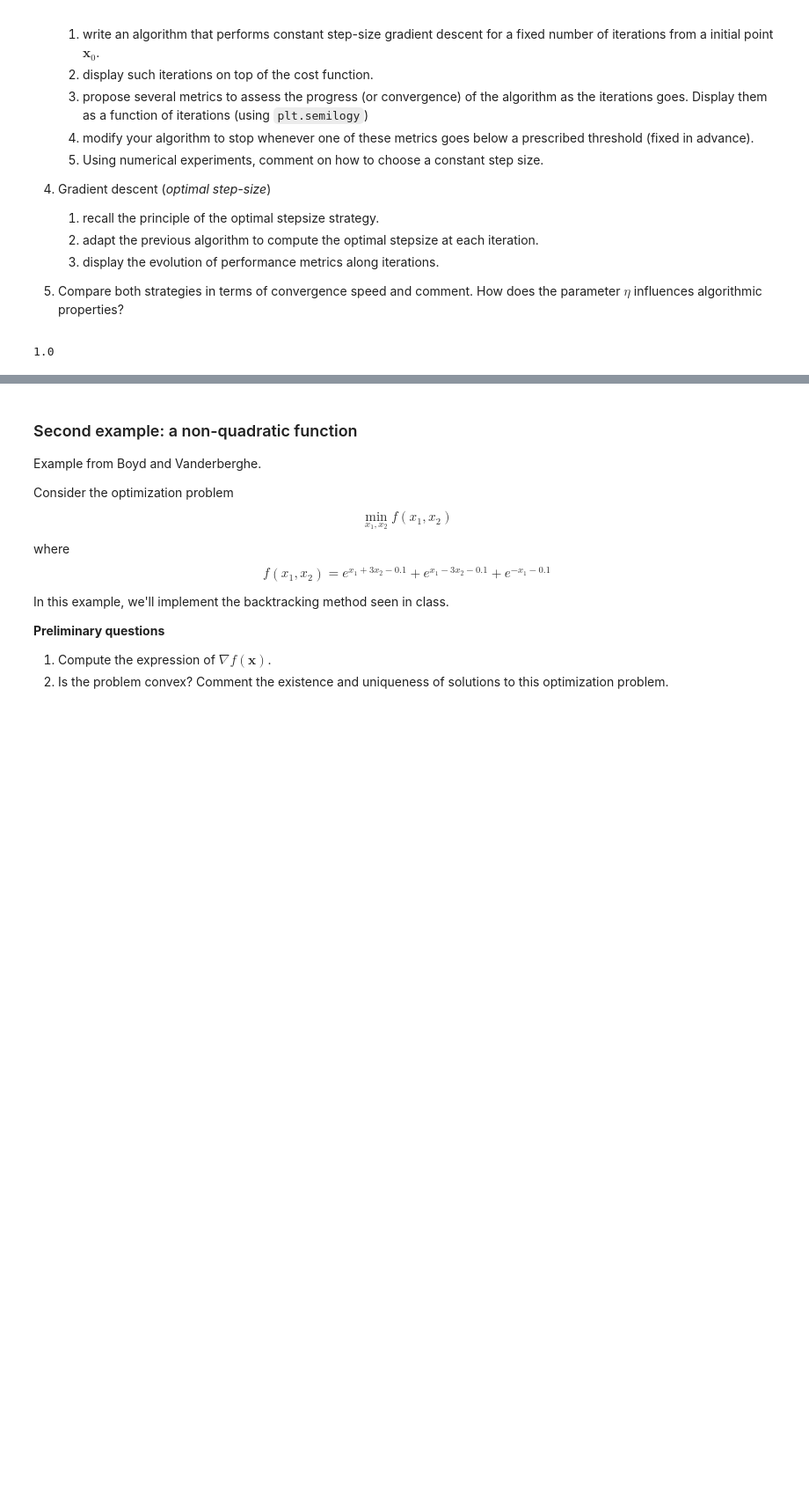
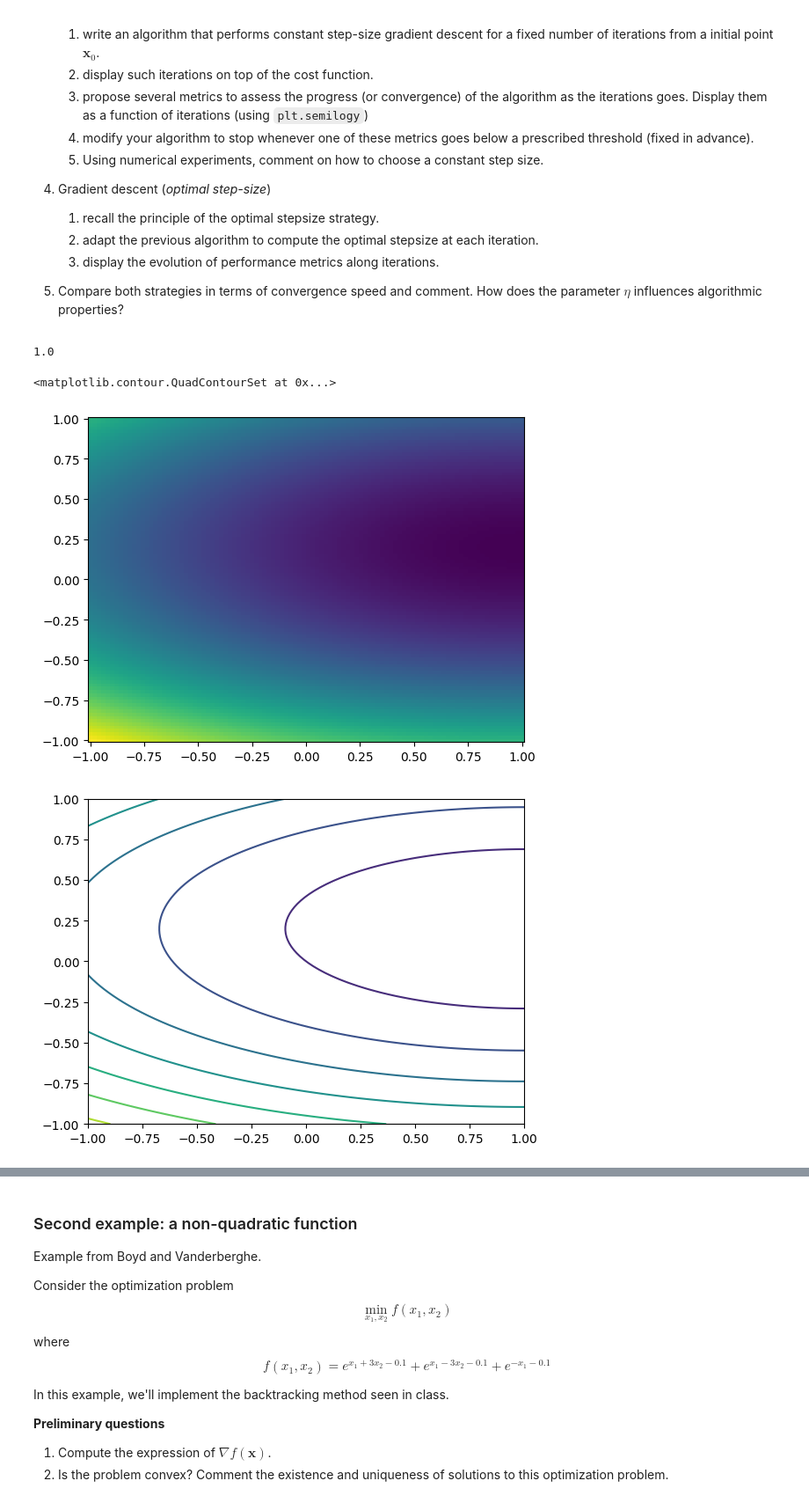
Before and after one commit to Yassine913/Info, a Jupyter notebook: notebooks/TP2.ipynb, the cells around one changed output, grey strips where cells are left out. Shown at 88% size. Drawn from its saved outputs; the diff is of its cells as text; code cells hidden in the pictures; blank space fills up the shorter version.

```diff
--- a/notebooks/TP2.ipynb
+++ b/notebooks/TP2.ipynb
@@ -70,0 +63,21 @@ print(obj_f(1,1,5))
+# %%
+# question 2
+N=100
+x1=np.linspace(-1,1,N)
+x2=np.linspace(-1,1,N)
+X, Y=np.meshgrid(x1,x2)
+#with pcolormesh
+plt.figure()
+plt.pcolormesh(X,Y,obj_f(X,Y,5))
+
+#with contour
+plt.figure()
+plt.contour(X,Y,obj_f(X,Y,5))
+
+#with contourf:
+plt.figure()
+plt.contourf(X,Y,obj_f(X,Y,5))
+# %% [output]
+<matplotlib.contour.QuadContourSet at 0x...>
+[figure, added]
+[figure, added]
```
Also changed, not shown: parts of 15 cells of this notebook.
